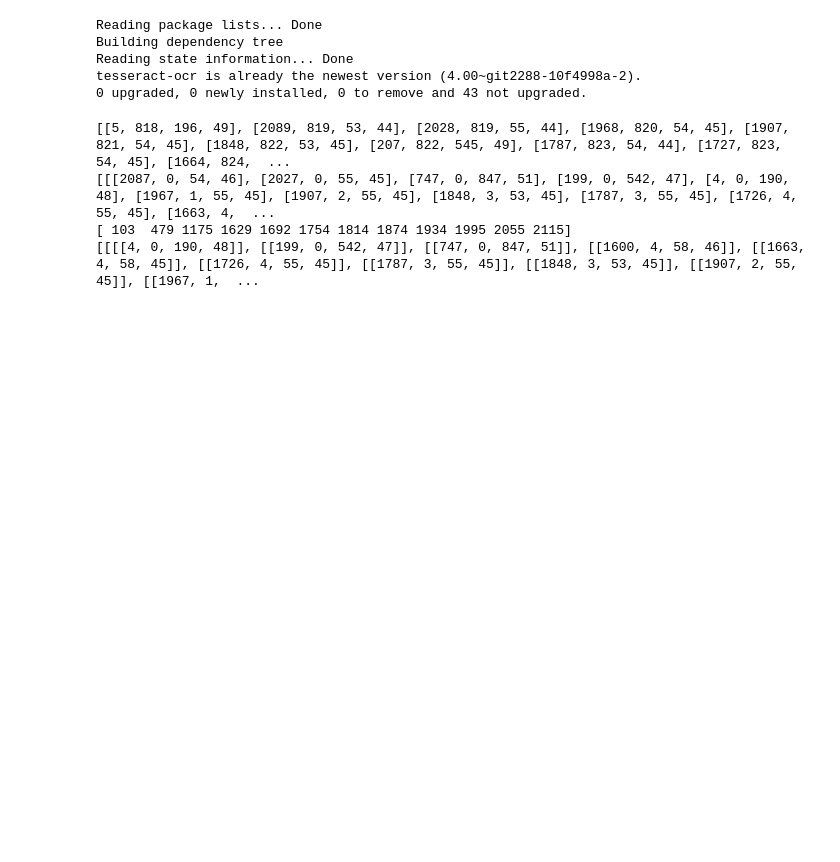
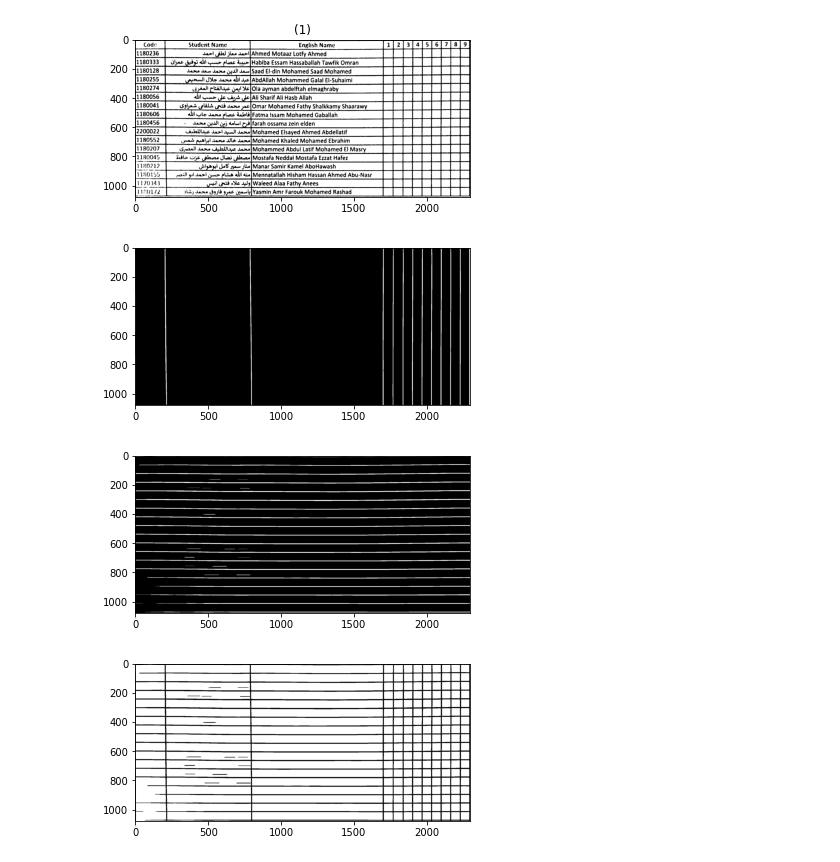
Before and after one commit to MoaazZaki/grade-auto-filler, a Jupyter notebook: playgrounds/cellDetectionModel.ipynb, the cells around one changed output. Saved outputs shown, nothing was run; the diff lists cells and outputs as text; code cells hidden in the pictures; blank space fills up the shorter version.

```diff
--- a/playgrounds/cellDetectionModel.ipynb
+++ b/playgrounds/cellDetectionModel.ipynb
@@ -1,4 +1,5 @@
 # %%
+!pip install pytesseract
 import cv2
 import numpy as np
 import pandas as pd
@@ -9,4 +10,7 @@ try:
 except ImportError:
     import Image
 import pytesseract
+pytesseract.pytesseract.tesseract_cmd = "C:\Program Files (x86)\Tesseract-OCR\\tesseract.exe"
+!sudo apt install tesseract-ocr
+pytesseract.pytesseract.tesseract_cmd = r'/usr/bin/tesseract'
 # %% [output]
@@ -18,13 +209,13 @@ import matplotlib.pyplot as plt
 from skimage.filters import threshold_local
 import imutils
 
-def show_images(images,figure,titles=None):
+def show_images(images,titles=None):
     #This function is used to show image(s) with titles by sending an array of images and an array of associated titles.
     # images[0] will be drawn with the title titles[0] if exists
     # You aren't required to understand this function, use it as-is.
     n_ims = len(images)
     if titles is None: titles = ['(%d)' % i for i in range(1,n_ims + 1)]
-    fig = plt.figure(figure)
+    fig = plt.figure()
     n = 1
     for image,title in zip(images,titles):
         a = fig.add_subplot(1,n_ims,n)
@@ -230,9 +379,0 @@ plt.show()
-# %%
-# Length(width) of kernel as 100th of total width
-kernel_len = np.array(img).shape[1]//100
-# Defining a vertical kernel to detect all vertical lines of image
-ver_kernel = cv2.getStructuringElement(cv2.MORPH_RECT, (1, kernel_len))
-# Defining a horizontal kernel to detect all horizontal lines of image
-hor_kernel = cv2.getStructuringElement(cv2.MORPH_RECT, (kernel_len, 1))
-# A kernel of 2x2
-kernel = cv2.getStructuringElement(cv2.MORPH_RECT, (2, 2))
@@ -330,13 +379,0 @@ mean = np.mean(heights)
-# %%
-#Create list box to store all boxes in
-box = []
-# Get position (x,y), width and height for every contour and show the contour on image
-for c in contours:
-    x, y, w, h = cv2.boundingRect(c)
-    if (w<1000 and (h<500 and h>10)):
-        image = cv2.rectangle(img,(x,y),(x+w,y+h),(0,255,0),2)
-        box.append([x,y,w,h])
-plotting = plt.imshow(image)
-plt.show()
-#872, 2145
-print(len(box))
@@ -531,9 +427,0 @@ pytesseract.pytesseract.tesseract_cmd = r'/usr/local/bin/pytesseract'
-# %%
-!sudo apt install tesseract-ocr
-pytesseract.pytesseract.tesseract_cmd = r'/usr/bin/tesseract'
-# %% [output]
-Reading package lists... Done
-Building dependency tree
-Reading state information... Done
-tesseract-ocr is already the newest version (4.00~git2288-10f4998a-2).
-0 upgraded, 0 newly installed, 0 to remove and 43 not upgraded.
@@ -693,8 +427,0 @@ class CellDetector:
-# %%
-cellDetector=CellDetector(scanned)
-cells,cells_image=cellDetector.get_table_cells()
-# %% [output]
-[[5, 818, 196, 49], [2089, 819, 53, 44], [2028, 819, 55, 44], [1968, 820, 54, 45], [1907, 821, 54, 45], [1848, 822, 53, 45], [207, 822, 545, 49], [1787, 823, 54, 44], [1727, 823, 54, 45], [1664, 824,  ...
-[[[2087, 0, 54, 46], [2027, 0, 55, 45], [747, 0, 847, 51], [199, 0, 542, 47], [4, 0, 190, 48], [1967, 1, 55, 45], [1907, 2, 55, 45], [1848, 3, 53, 45], [1787, 3, 55, 45], [1726, 4, 55, 45], [1663, 4,  ...
-[ 103  479 1175 1629 1692 1754 1814 1874 1934 1995 2055 2115]
-[[[[4, 0, 190, 48]], [[199, 0, 542, 47]], [[747, 0, 847, 51]], [[1600, 4, 58, 46]], [[1663, 4, 58, 45]], [[1726, 4, 55, 45]], [[1787, 3, 55, 45]], [[1848, 3, 53, 45]], [[1907, 2, 55, 45]], [[1967, 1,  ...
@@ -737,0 +428,19 @@ output_csv(cells_image,cells,"/content/output.xlsx")
+# %%
+
+img = cv2.imread("/content/1.jpg")
+#remove the shadow
+img=removeShadow(img)
+show_images([img])
+#scan the image
+sc = Scanner(img)
+scanned = sc.trnasform(visualize=False)
+#detect the cells
+cellDetector=CellDetector(scanned,visualize=True)
+cells,cells_image=cellDetector.get_table_cells()
+cols_to_drop=[1,2]
+codeImages=output_csv(cells_image,cells,"/content/output.xlsx",cols_to_drop)
+# %% [output]
+[figure, added]
+[figure, added]
+[figure, added]
+[figure, added]
```
Also changed, not shown: parts of 33 cells of this notebook, 6 other files.
